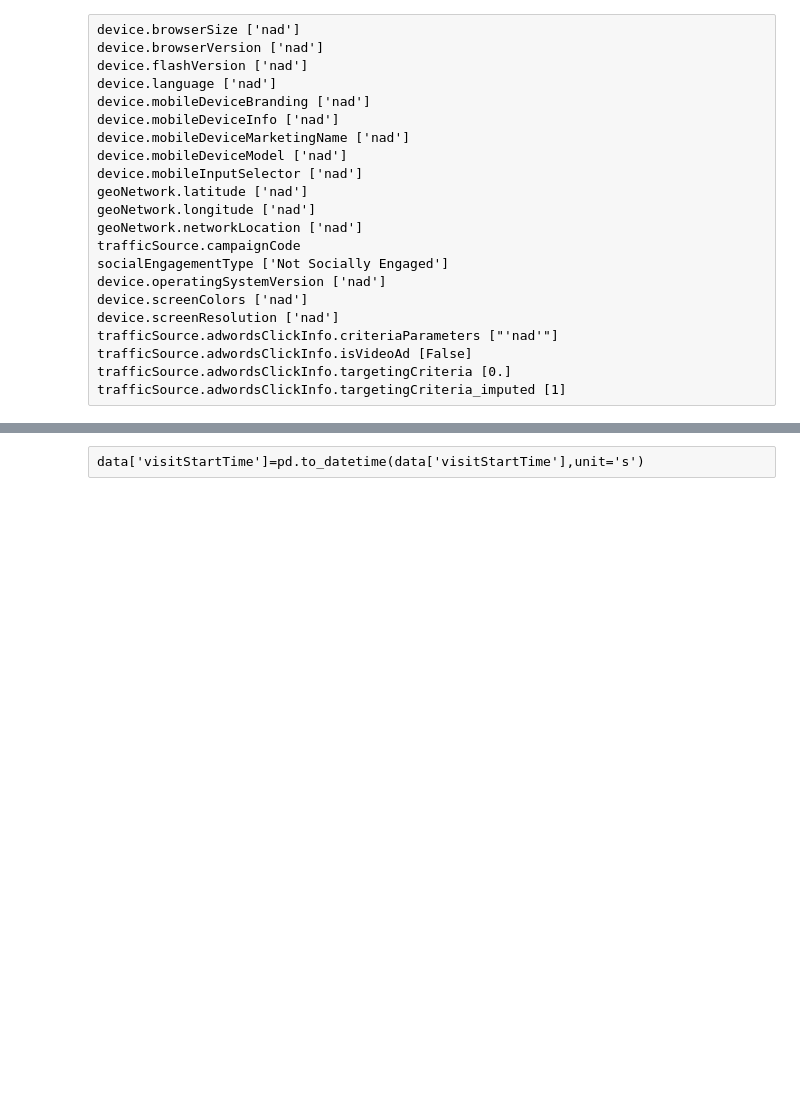
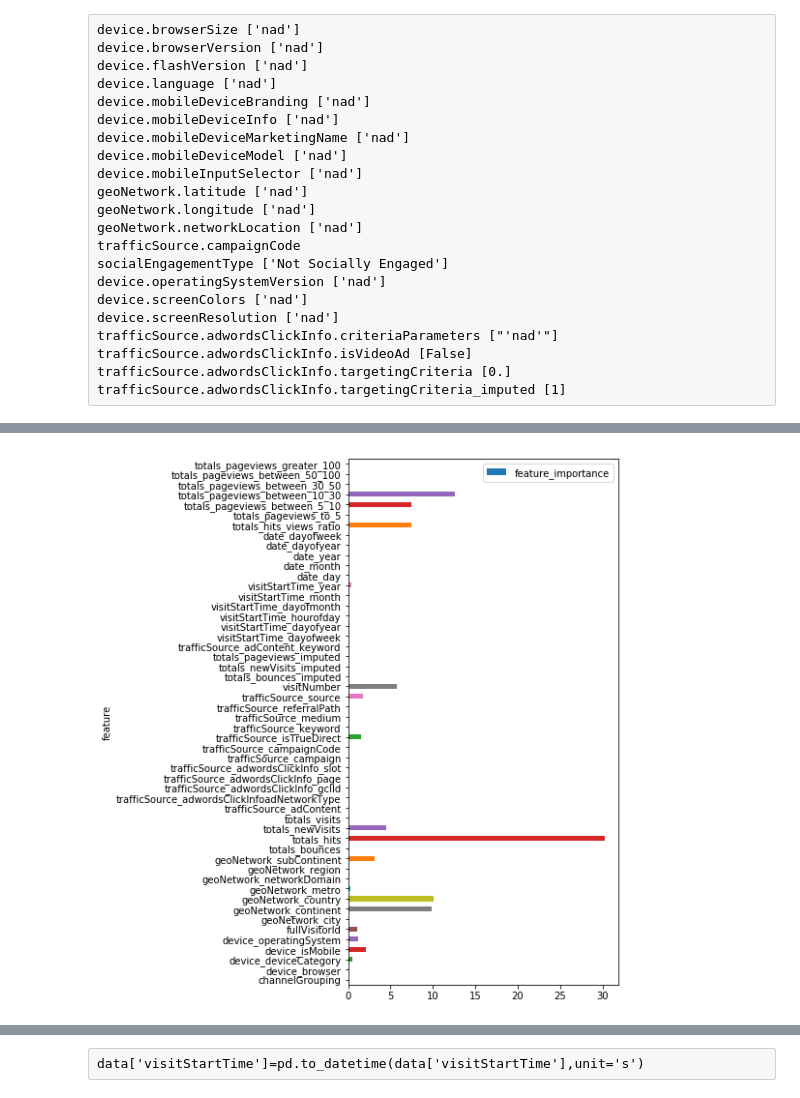
Before and after one commit to hagusta/kaggle_google_analytics_customer_revenue_prediction, a Jupyter notebook: data_prep.ipynb, the cells around one changed output, grey strips where cells are left out. Saved outputs shown, nothing was run; the diff lists cells and outputs as text; code cells hidden in the pictures; blank space fills up the shorter version.

```diff
--- a/data_prep.ipynb
+++ b/data_prep.ipynb
@@ -34,0 +452,27 @@ data=data.replace({'(not provided)':'(np)'},regex=True) # np = not provided
+# %%
+def binning_pageviews(data):
+    bins=[5,10,30,50,100]
+    column_name='totals_pageviews'
+    #bin_labels=['visit_1to5','visit_5to10','visit_10to30','visit_30to50','visit_50to100','visit_100to150']
+    #_=[for _bin in bins]
+    #print(len(bins),len(bin_labels))
+    bin_labels=[]
+    for i,_bin in enumerate(bins):
+        if i == 0 :
+            bin_labels.append(column_name+'_to_'+str(_bin))
+            data[bin_labels[i]]=data[column_name]<=_bin
+            data[bin_labels[i]].astype(np.bool)
+        else :
+            bin_labels.append(column_name+'_between_'+str(bins[i-1])+'_'+str(_bin))
+            data[bin_labels[i]]=(data[column_name]<=_bin) & (data[column_name]>bins[i-1])
+            data[bin_labels[i]].astype(np.bool)
+        if len(bins)-1 == i:
+            bin_labels.append(column_name+'_greater_'+str(_bin))
+            data[bin_labels[i+1]]=(data[column_name]>_bin)
+            data[bin_labels[i+1]].astype(np.bool)
+    return data
+# %%
+x=binning_pageviews(x)
+x=x.drop(['totals_pageviews'],axis=1)
+xtrain3,xtest3,ytrain3,ytest3=train_test_split(x, _y, test_size=0.4, random_state=41, shuffle=True, stratify=_y)
+features, category_features, category_features_idx=columns_index(x)
@@ -34,0 +481,8 @@ data=data.replace({'(not provided)':'(np)'},regex=True) # np = not provided
+# %%
+metric='AUC'
+arg=params
+run_time='blah'
+#(datetime.now()).strftime('%Y%m%d%H%M')
+trainP3=Pool(xtrain3,ytrain3,cat_features=category_features_idx)
+testP3=Pool(xtest3,ytest3,cat_features=category_features_idx)
+bst3,res=fit(params=arg,dtrain=trainP3,dtest=testP3,n_estimators=2101,seed=13,run_time=run_time)
@@ -34,0 +508,7 @@ data=data.replace({'(not provided)':'(np)'},regex=True) # np = not provided
+# %%
+#fig = plt.figure()
+feature_importance=pd.DataFrame({'feature':features,'feature_importance':bst3.feature_importances_})
+feature_importance.plot.barh(x='feature',y='feature_importance',figsize=(5,10))
+plt.show()
+# %% [output]
+[figure, added]
```
Also changed, not shown: parts of 106 cells of this notebook, 1 other file.
